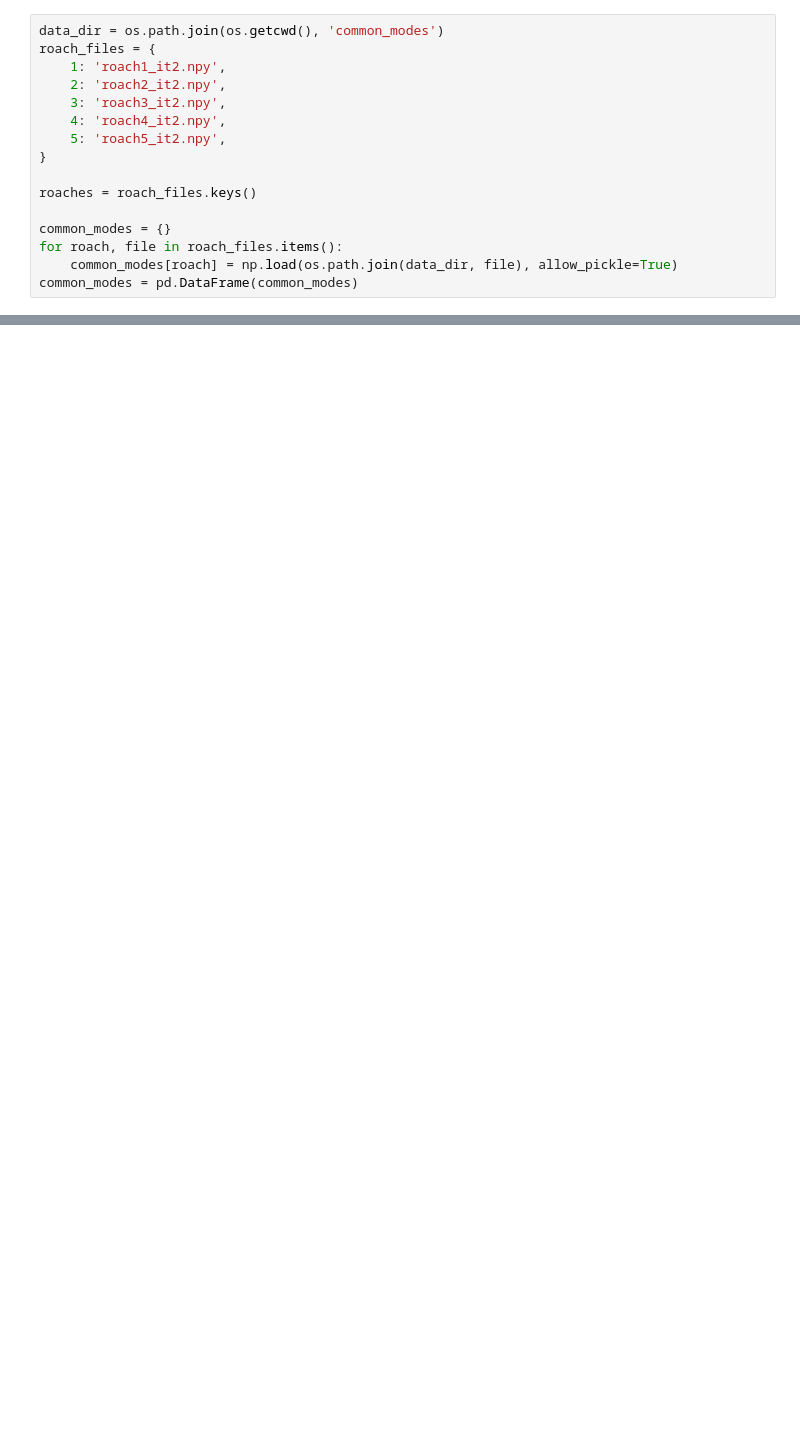
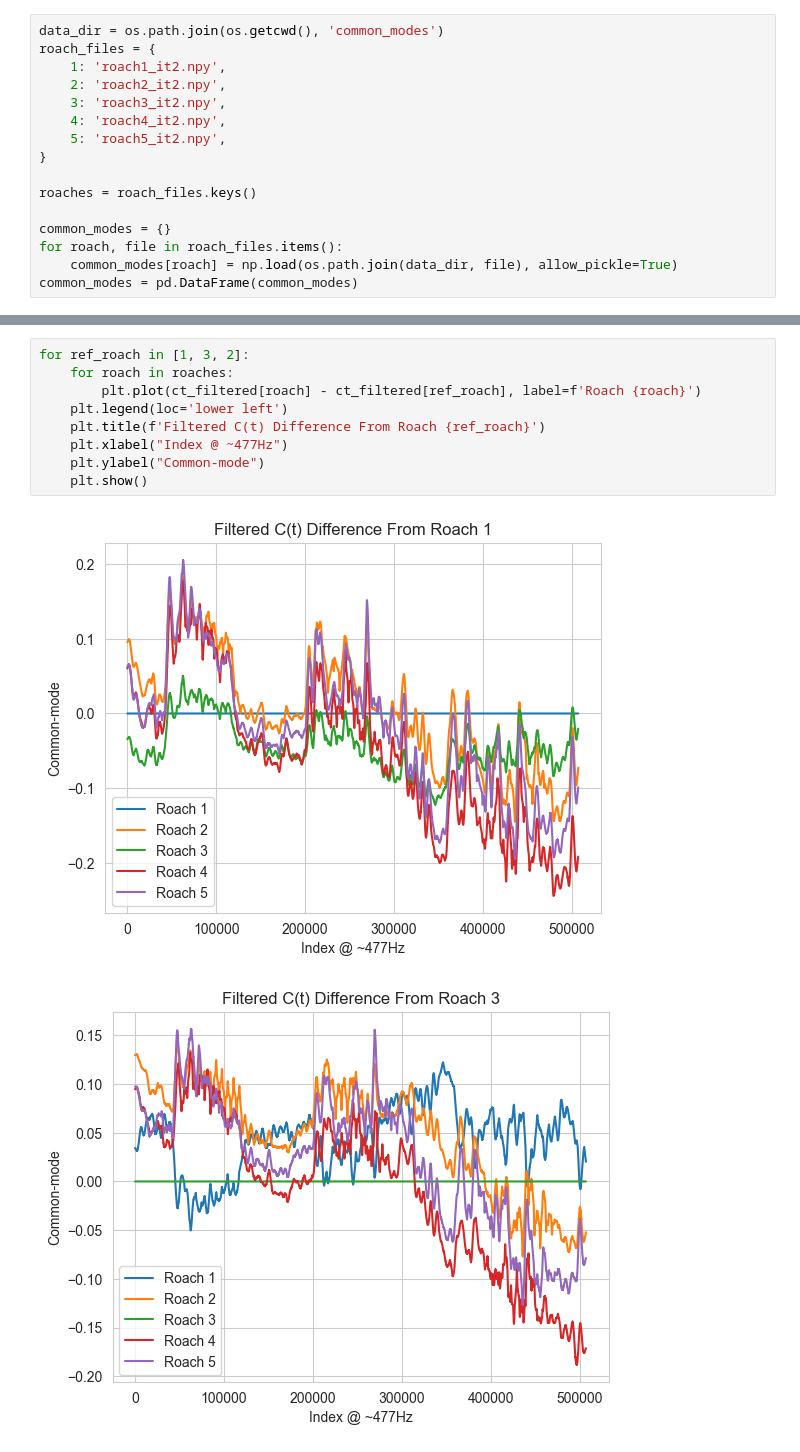
Before and after one commit to jonahjlee/map_making_blasttng_jl, a Jupyter notebook: roach_comparison.ipynb, the cells around one changed output, grey strips where cells are left out. Cells and saved outputs as stored; diff of their text form; blank space fills up the shorter version.

```diff
--- a/roach_comparison.ipynb
+++ b/roach_comparison.ipynb
@@ -123,0 +165,12 @@ plt.show()
+# %%
+for ref_roach in [1, 3, 2]:
+    for roach in roaches:
+        plt.plot(ct_filtered[roach] - ct_filtered[ref_roach], label=f'Roach {roach}')
+    plt.legend(loc='lower left')
+    plt.title(f'Filtered C(t) Difference From Roach {ref_roach}')
+    plt.xlabel("Index @ ~477Hz")
+    plt.ylabel("Common-mode")
+    plt.show()
+# %% [output]
+[figure, added]
+[figure, added]
```
Also changed, not shown: parts of 18 cells of this notebook.
